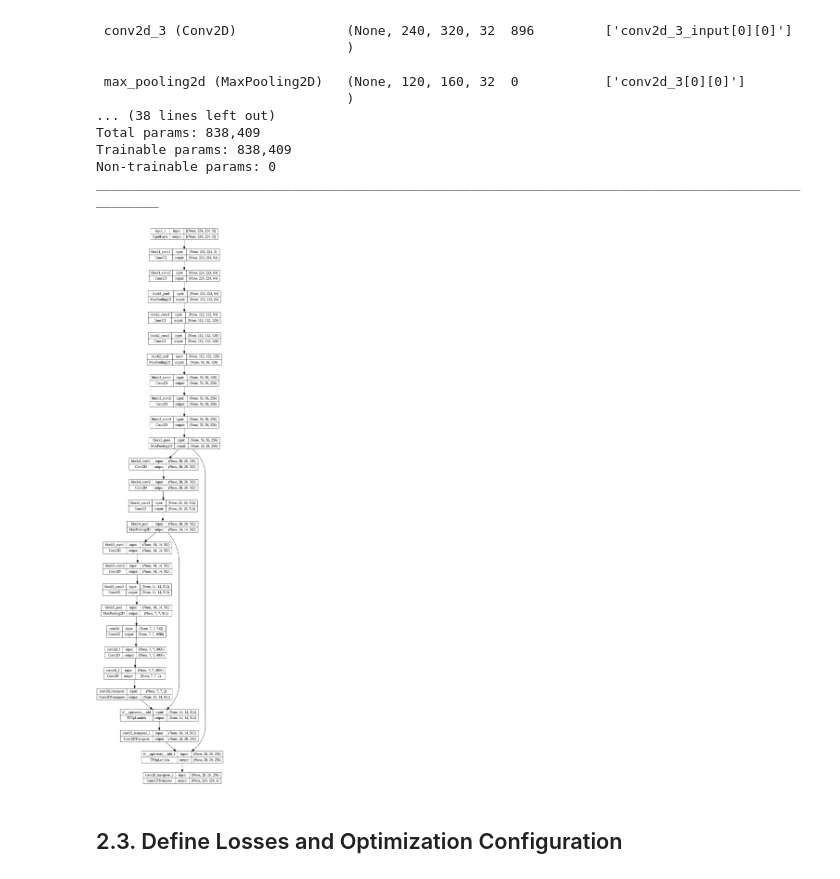
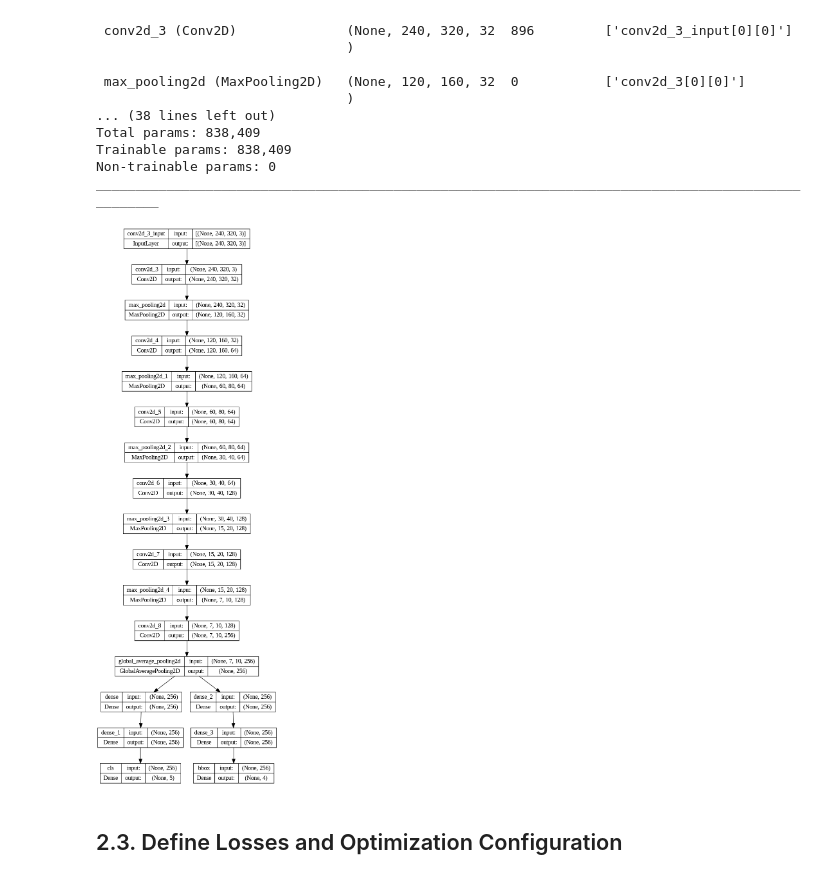
Before and after one commit to jooyongsim/AI_tutorials_2023, a Jupyter notebook: notebooks/03_FCN_OD_RNN.ipynb, the cells around one changed output. Cells and saved outputs as stored; diff of their text form; code cells hidden in the pictures.

```diff
--- a/notebooks/03_FCN_OD_RNN.ipynb
+++ b/notebooks/03_FCN_OD_RNN.ipynb
@@ -365,9 +347,9 @@ Trainable params: 838,409
 Non-trainable params: 0
 __________________________________________________________________________________________________
 # %%
-tf.keras.utils.plot_model(model, show_shapes=True)
+tf.keras.utils.plot_model(object_detection, show_shapes=True)
 # %% [output]
-[figure, old version]
+[figure, new version]
 # %% [markdown]
 ## 2.3. Define Losses and Optimization Configuration
 # %%
```
Also changed, not shown: parts of 11 cells of this notebook, 1 other file.
